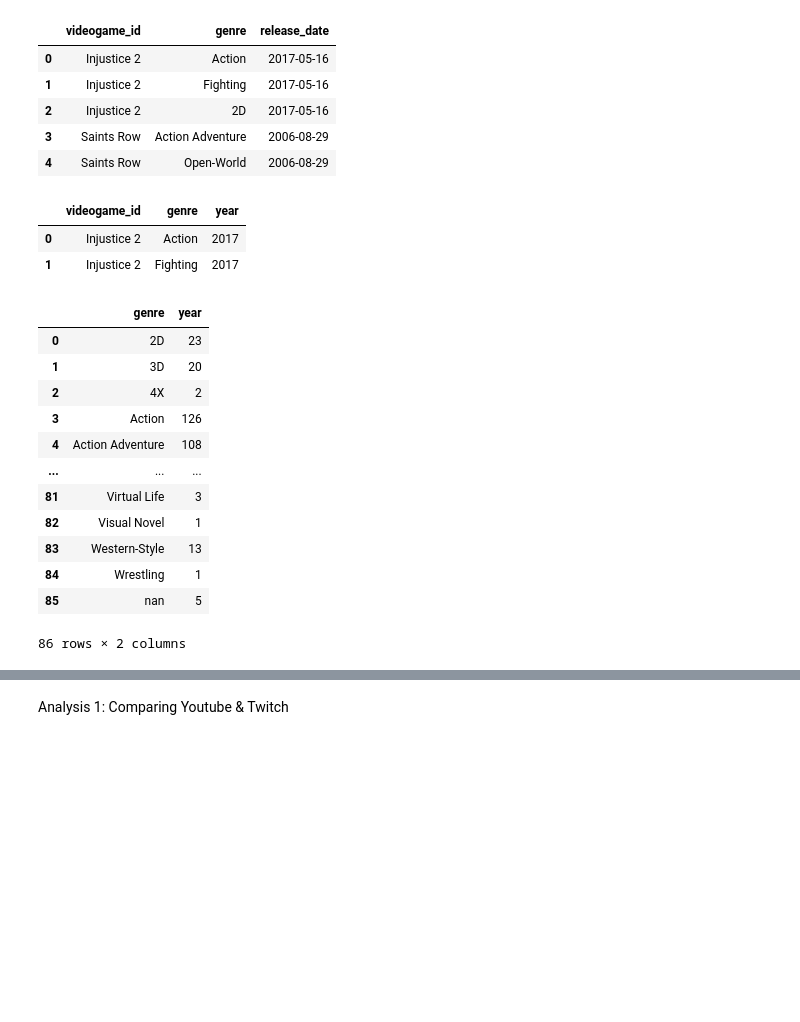
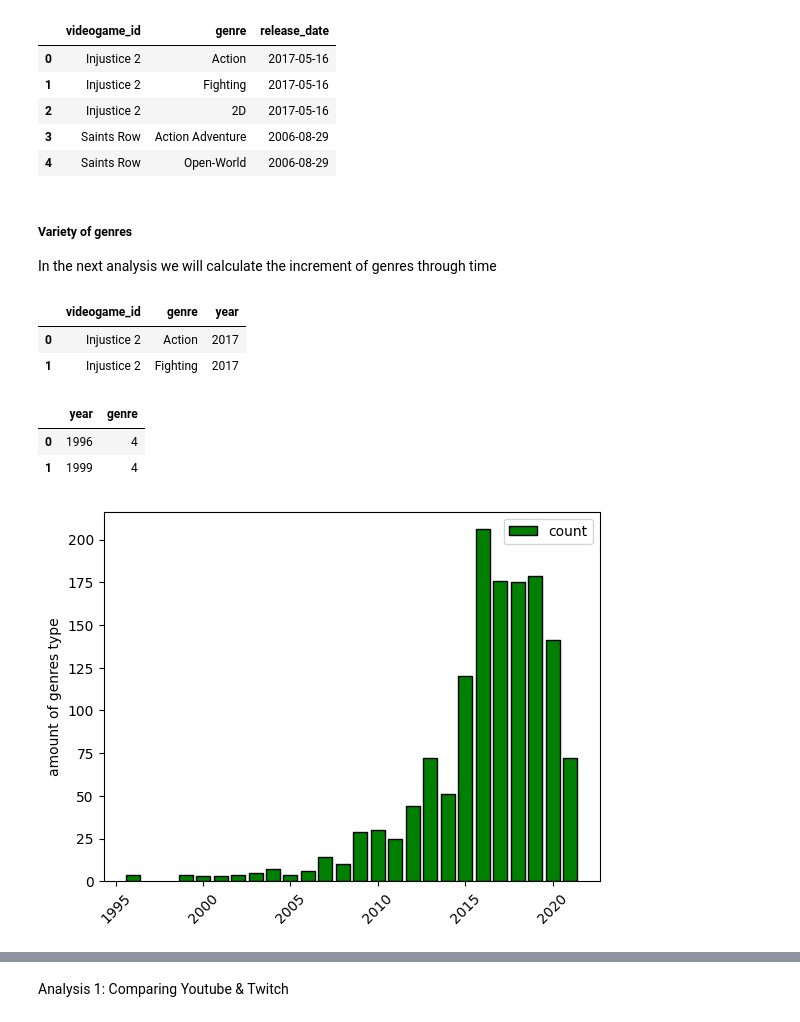
Before and after one commit to JorgeLlorente/video_gaming_industry_analysis, a Jupyter notebook: notebooks/data_visualization.ipynb, the cells around one changed output, grey strips where cells are left out. Saved outputs shown, nothing was run; the diff lists cells and outputs as text; code cells hidden in the pictures; blank space fills up the shorter version.

```diff
--- a/notebooks/data_visualization.ipynb
+++ b/notebooks/data_visualization.ipynb
@@ -286,6 +286,10 @@ df_genres2.head()
 | 2 | Injustice 2 | 2D | 2017-05-16 |
 | 3 | Saints Row | Action Adventure | 2006-08-29 |
 | 4 | Saints Row | Open-World | 2006-08-29 |
+# %% [markdown]
+##### Variety of genres
+
+In the next analysis we will calculate the increment of genres through time
 # %%
 df_years = df_genres2
 # %%
@@ -298,18 +302,16 @@ df_years.head(2)
 | 0 | Injustice 2 | Action | 2017 |
 | 1 | Injustice 2 | Fighting | 2017 |
 # %%
-df_years.groupby(["genre"])["year"].count().reset_index()
+df_genres_per_year = df_years.groupby(["year"])["genre"].count().reset_index()
+df_genres_per_year.head(2)
 # %% [output]
-|  | genre | year |
-| 0 | 2D | 23 |
-| 1 | 3D | 20 |
-| 2 | 4X | 2 |
-| 3 | Action | 126 |
-| 4 | Action Adventure | 108 |
-| ... | ... | ... |
-| 81 | Virtual Life | 3 |
-| 82 | Visual Novel | 1 |
-| 83 | Western-Style | 13 |
-| 84 | Wrestling | 1 |
-| 85 | nan | 5 |
+|  | year | genre |
+| 0 | 1996 | 4 |
+| 1 | 1999 | 4 |
-86 rows × 2 columns
+# %%
+fig = plt.bar(df_genres_per_year["year"], df_genres_per_year["genre"], color="green", edgecolor="black", label="count")
+plt.ylabel("amount of genres type")
+plt.legend()
+plt.xticks(rotation=45);
+# %% [output]
+[figure, added]
```
Also changed, not shown: parts of 26 cells of this notebook, 9 other files.
